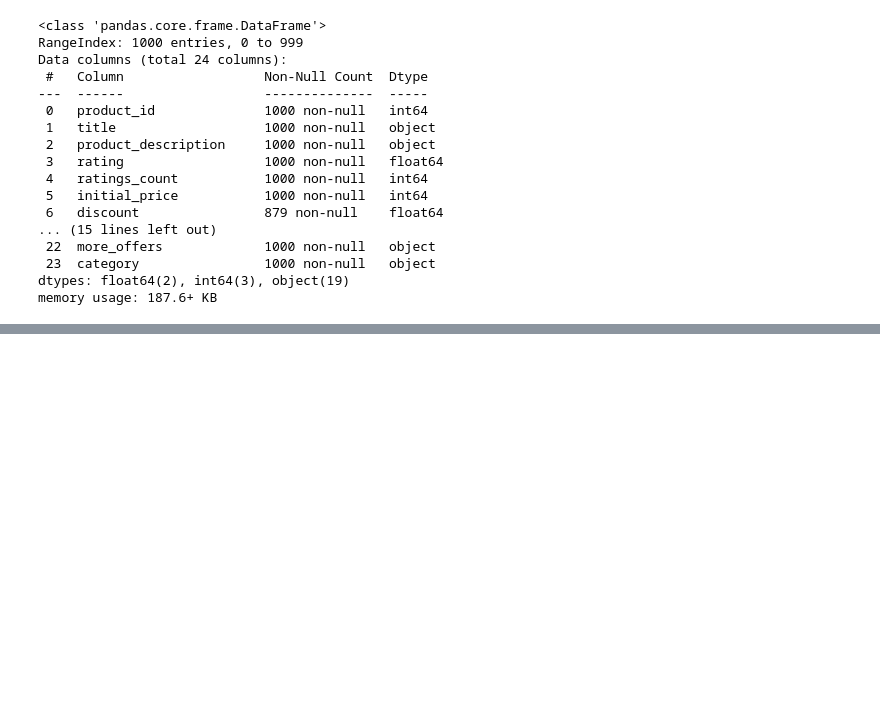
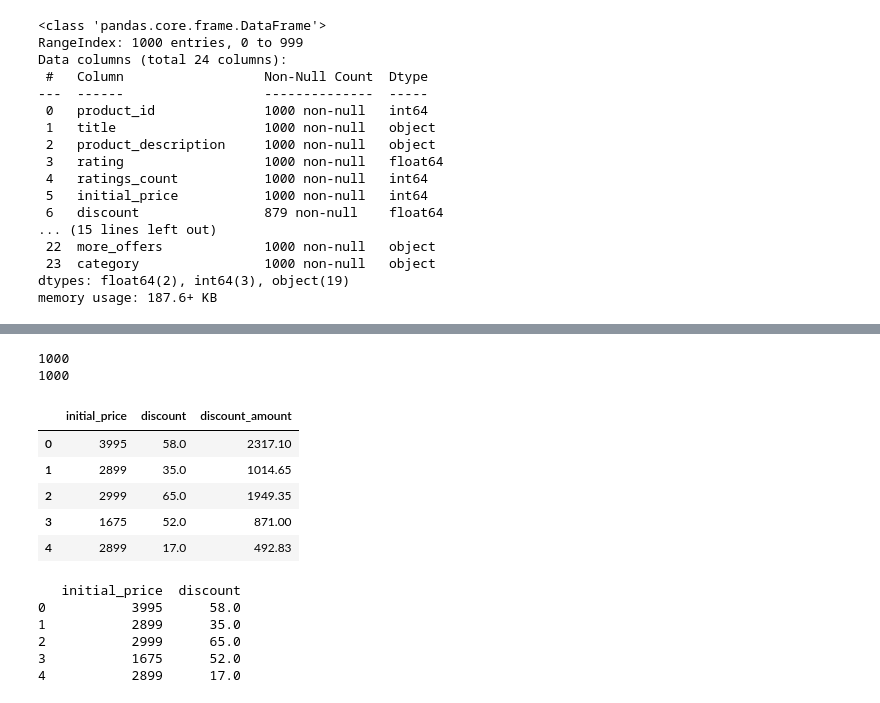
Before and after one commit to pprritthhvvi/CSI-Data-Engineering, a Jupyter notebook: Assignment_week_1/Basic_Data_Exploration_and_Cleaning.ipynb, the cells around one changed output, grey strips where cells are left out. Cells and saved outputs as stored; diff of their text form; code cells hidden in the pictures; blank space fills up the shorter version.

```diff
--- a/Assignment_week_1/Basic_Data_Exploration_and_Cleaning.ipynb
+++ b/Assignment_week_1/Basic_Data_Exploration_and_Cleaning.ipynb
@@ -238,0 +224,28 @@ Cleaned dataset saved successfully
+# %%
+print(df['final_price'].isnull().sum())
+print(len(df))
+# %% [output]
+1000
+1000
+# %%
+df['discount_amount'] = df['discount']
+# %%
+df['discount_amount'] = df['initial_price'] * (df['discount'] / 100)
+# %%
+df[['initial_price','discount','discount_amount']].head()
+# %% [output]
+|  | initial_price | discount | discount_amount |
+| 0 | 3995 | 58.0 | 2317.10 |
+| 1 | 2899 | 35.0 | 1014.65 |
+| 2 | 2999 | 65.0 | 1949.35 |
+| 3 | 1675 | 52.0 | 871.00 |
+| 4 | 2899 | 17.0 | 492.83 |
+# %%
+print(df[['initial_price', 'discount']].head())
+# %% [output]
+   initial_price  discount
+0           3995      58.0
+1           2899      35.0
+2           2999      65.0
+3           1675      52.0
+4           2899      17.0
```
Also changed, not shown: parts of 40 cells of this notebook, 8 other files.
